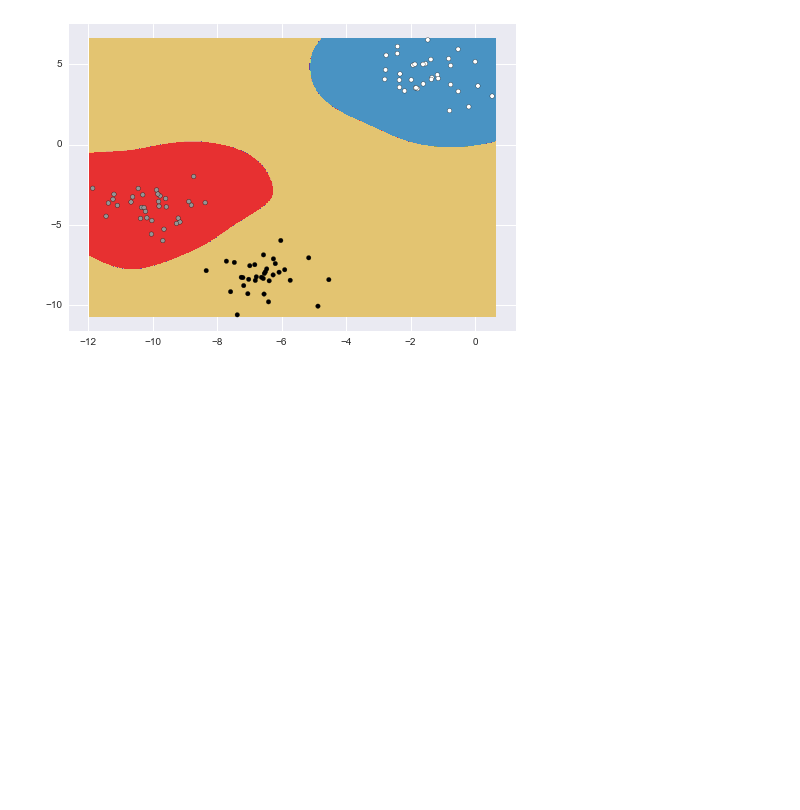
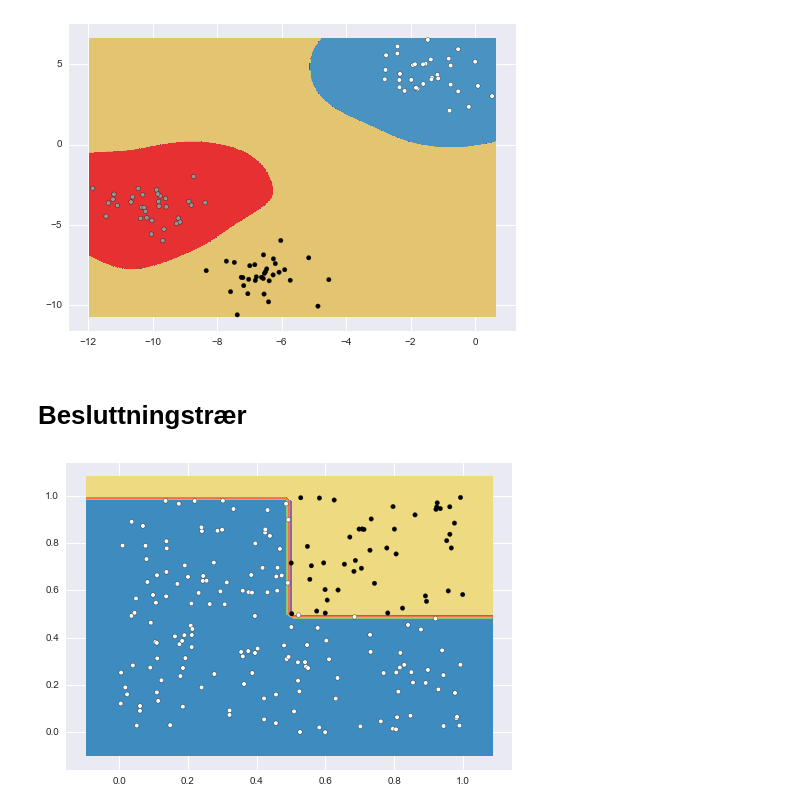
Before and after one commit to MarieRoald/MLkurs, a Jupyter notebook: notebooks/simple_examples.ipynb, the cells around one changed output. Cells and saved outputs as stored; diff of their text form; code cells hidden in the pictures; blank space fills up the shorter version.

Commit message:
Add simple decision tree classifier example

```diff
--- a/notebooks/simple_examples.ipynb
+++ b/notebooks/simple_examples.ipynb
@@ -66,3 +66,23 @@ plt.scatter(x[:,0], x[:,1], c=y)
 plt.show()
 # %% [output]
 [figure]
+# %% [markdown]
+# Besluttningstrær
+# %%
+from sklearn.tree import DecisionTreeClassifier
+n_points = 200
+np.random.seed(100)
+tree_data = np.random.uniform(0, 1, (n_points, 2))
+
+# Klassifiser det øverste høyre hjørnet til å være 1
+classes = np.greater(tree_data, 0.50)
+classes = classes[:,0] & classes[:,1]
+
+decision_tree = DecisionTreeClassifier()
+decision_tree.fit(tree_data, classes)
+
+plot_boundary(tree_data, decision_tree)
+plt.scatter(tree_data[:,0], tree_data[:,1], c=classes)
+plt.show()
+# %% [output]
+[figure, added]
```
Also changed, not shown: parts of 3 cells of this notebook.
